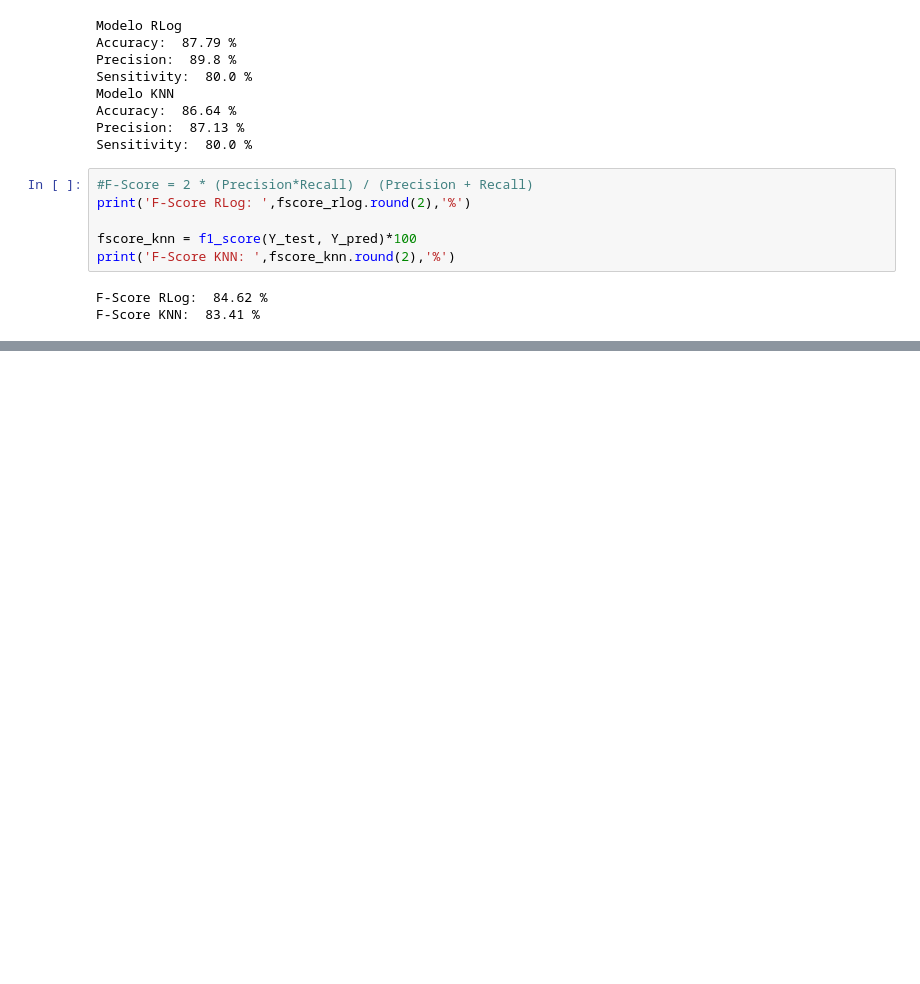
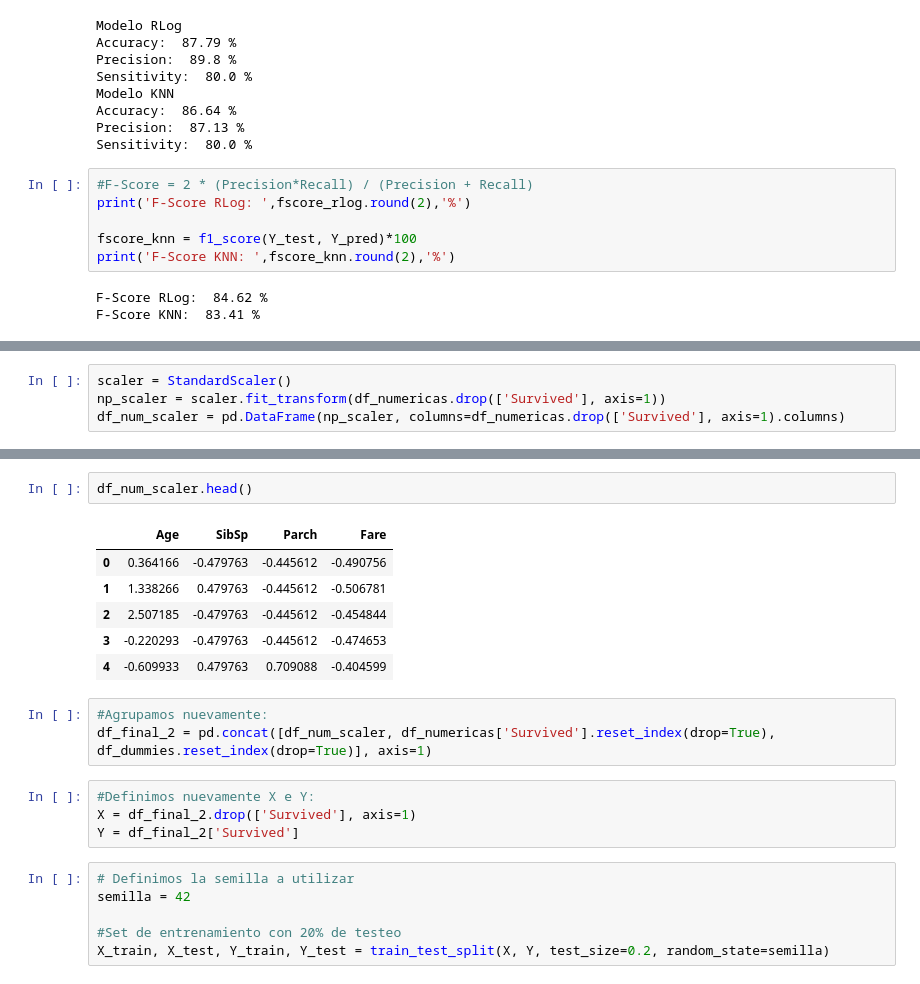
Before and after one commit to ffreirea1988/usm, a Jupyter notebook: KNN.ipynb, the cells around one changed output, grey strips where cells are left out. Saved outputs shown, nothing was run; the diff lists cells and outputs as text; blank space fills up the shorter version.

```diff
--- a/KNN.ipynb
+++ b/KNN.ipynb
@@ -488,0 +507,4 @@ F-Score KNN:  83.41 %
+# %%
+scaler = StandardScaler()
+np_scaler = scaler.fit_transform(df_numericas.drop(['Survived'], axis=1))
+df_num_scaler = pd.DataFrame(np_scaler, columns=df_numericas.drop(['Survived'], axis=1).columns)
@@ -488,0 +528,22 @@ F-Score KNN:  83.41 %
+# %%
+df_num_scaler.head()
+# %% [output]
+|  | Age | SibSp | Parch | Fare |
+| 0 | 0.364166 | -0.479763 | -0.445612 | -0.490756 |
+| 1 | 1.338266 | 0.479763 | -0.445612 | -0.506781 |
+| 2 | 2.507185 | -0.479763 | -0.445612 | -0.454844 |
+| 3 | -0.220293 | -0.479763 | -0.445612 | -0.474653 |
+| 4 | -0.609933 | 0.479763 | 0.709088 | -0.404599 |
+# %%
+#Agrupamos nuevamente:
+df_final_2 = pd.concat([df_num_scaler, df_numericas['Survived'].reset_index(drop=True), df_dummies.reset_index(drop=True)], axis=1)
+# %%
+#Definimos nuevamente X e Y:
+X = df_final_2.drop(['Survived'], axis=1)
+Y = df_final_2['Survived']
+# %%
+# Definimos la semilla a utilizar
+semilla = 42
+
+#Set de entrenamiento con 20% de testeo
+X_train, X_test, Y_train, Y_test = train_test_split(X, Y, test_size=0.2, random_state=semilla)
```
Also changed, not shown: parts of 7 cells of this notebook.
